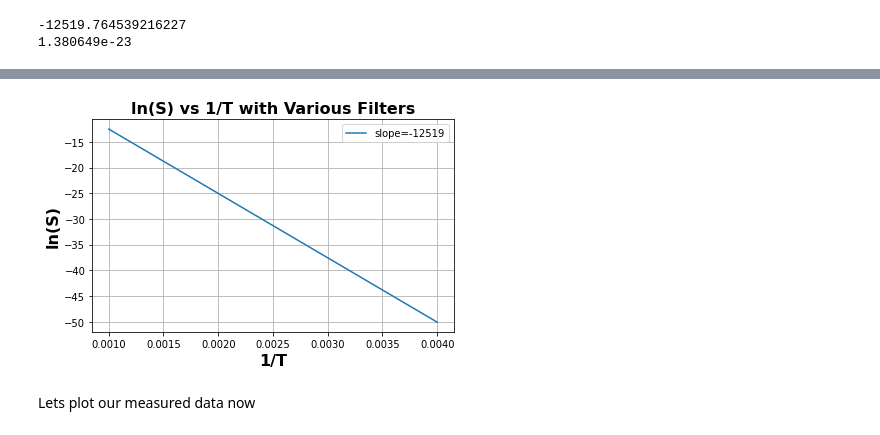
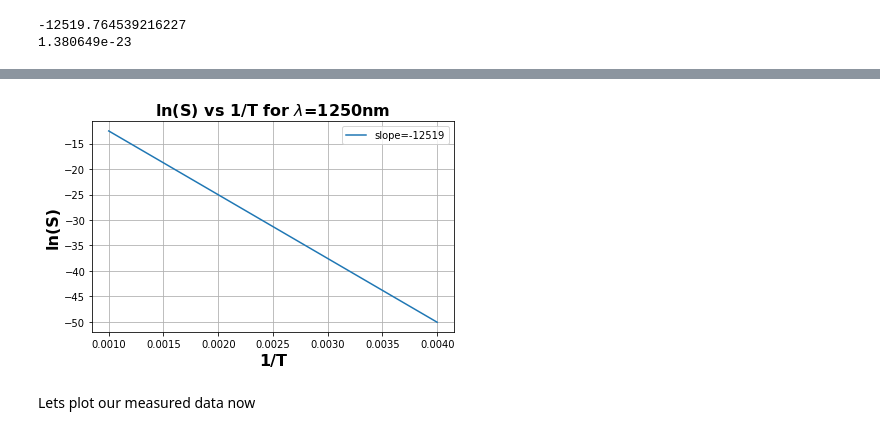
Before and after one commit to AndrewCrossman/PHYS646, a Jupyter notebook: Phys646_BlackBody_Radiation.ipynb, the cells around one changed output, grey strips where cells are left out. Drawn from its saved outputs; the diff is of its cells as text; code cells hidden in the pictures.

```diff
--- a/Phys646_BlackBody_Radiation.ipynb
+++ b/Phys646_BlackBody_Radiation.ipynb
@@ -46,19 +46,19 @@ print(-h*c/(l*slope))
 1.380649e-23
 # %%
 plt.plot(dtemps,lnS, label="slope="+str(int(slope)))
-plt.title(r'ln(S) vs 1/T with Various Filters', fontsize=16, fontweight='bold')
+plt.title(r'ln(S) vs 1/T for '+r'$\lambda$=1250nm', fontsize=16, fontweight='bold')
 plt.xlabel('1/T', fontsize=16, fontweight='bold')
 plt.ylabel(r'ln(S)', fontsize=16, fontweight='bold')
 plt.legend()
 plt.grid()
 plt.tight_layout()
 plt.legend()
 plt.savefig('1.png')
 files.download('1.png')
 # %% [output]
 [interactive output not drawn]
 [interactive output not drawn]
-[figure, old version]
+[figure, new version]
 # %% [markdown]
 Lets plot our measured data now
 # %%
```
Also changed, not shown: parts of 2 cells of this notebook.
